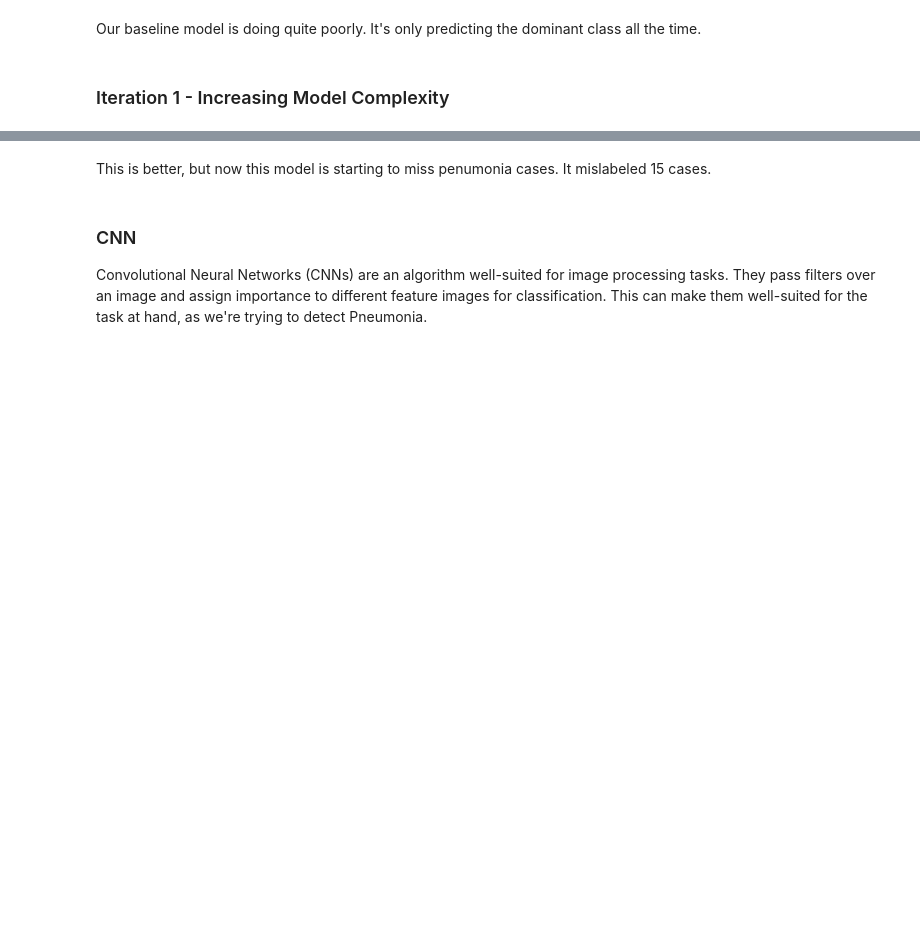
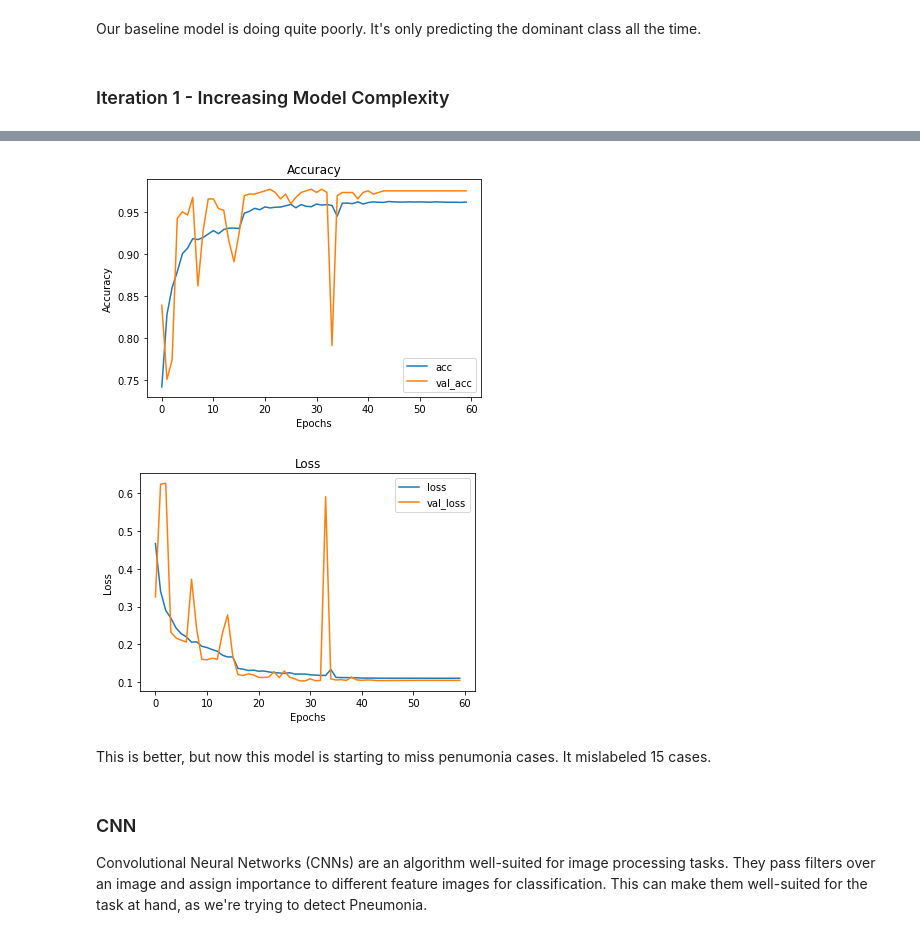
Before and after one commit to robertharrow/detecting-pneumonia-in-chest-x-rays, a Jupyter notebook: modeling.ipynb, the cells around one changed output, grey strips where cells are left out. Saved outputs shown, nothing was run; the diff lists cells and outputs as text; code cells hidden in the pictures; blank space fills up the shorter version.

```diff
--- a/modeling.ipynb
+++ b/modeling.ipynb
@@ -249,3 +336,8 @@ F1 score: 0.948148
+# %%
+visualize_training_results(iter_1_hist)
+# %% [output]
+[figure, added]
+[figure, added]
 # %% [markdown]
 This is better, but now this model is starting to miss penumonia cases. It mislabeled 15 cases.
 # %% [markdown]
```
Also changed, not shown: parts of 60 cells of this notebook, 3 other files.
